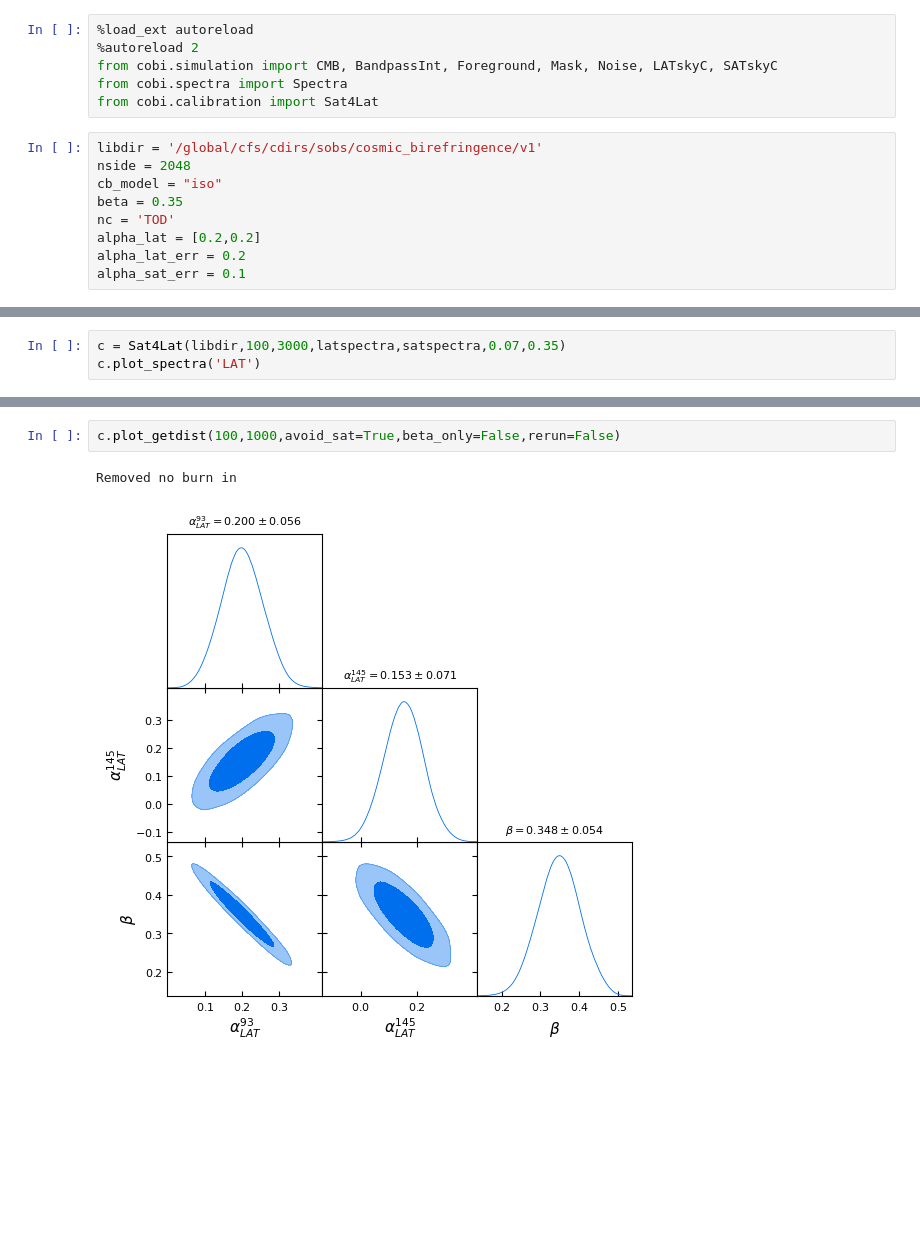
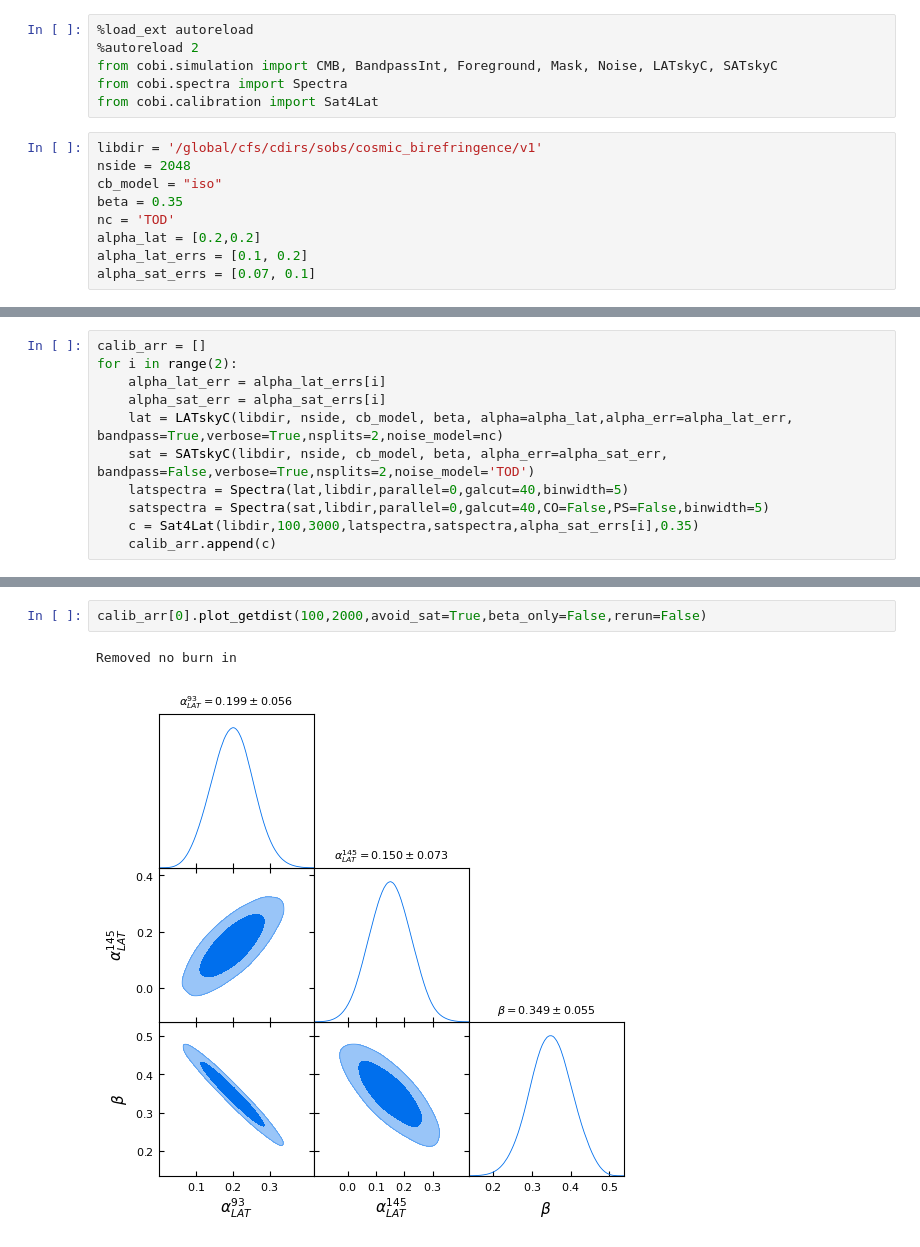
Before and after one commit to antolonappan/cobi, a Jupyter notebook: examples/simulations/calibration.ipynb, the cells around one changed output, grey strips where cells are left out. Saved outputs shown, nothing was run; the diff lists cells and outputs as text; blank space fills up the shorter version.

```diff
--- a/examples/simulations/calibration.ipynb
+++ b/examples/simulations/calibration.ipynb
@@ -27,5 +27,5 @@ cb_model = "iso"
 beta = 0.35
 nc = 'TOD'
 alpha_lat = [0.2,0.2]
-alpha_lat_err = 0.2
-alpha_sat_err = 0.1
+alpha_lat_errs = [0.1, 0.2]
+alpha_sat_errs = [0.07, 0.1]
@@ -71,3 +31,0 @@ hp.mollview(satspectra.mask,title='SAT mask',cbar=False,sub=(1,2,2))
-# %%
-c = Sat4Lat(libdir,100,3000,latspectra,satspectra,0.07,0.35)
-c.plot_spectra('LAT')
@@ -92,0 +32,11 @@ findfont: Font family ['cmex10'] not found. Falling back to DejaVu Sans.
+# %%
+calib_arr = []
+for i in range(2):
+    alpha_lat_err = alpha_lat_errs[i]
+    alpha_sat_err = alpha_sat_errs[i]
+    lat = LATskyC(libdir, nside, cb_model, beta, alpha=alpha_lat,alpha_err=alpha_lat_err, bandpass=True,verbose=True,nsplits=2,noise_model=nc)
+    sat = SATskyC(libdir, nside, cb_model, beta, alpha_err=alpha_sat_err, bandpass=False,verbose=True,nsplits=2,noise_model='TOD')
+    latspectra = Spectra(lat,libdir,parallel=0,galcut=40,binwidth=5)
+    satspectra = Spectra(sat,libdir,parallel=0,galcut=40,CO=False,PS=False,binwidth=5)
+    c = Sat4Lat(libdir,100,3000,latspectra,satspectra,alpha_sat_errs[i],0.35)
+    calib_arr.append(c)
@@ -93,5 +61,5 @@ findfont: Font family ['cmex10'] not found. Falling back to DejaVu Sans.
 # %%
-c.plot_getdist(100,1000,avoid_sat=True,beta_only=False,rerun=False)
+calib_arr[0].plot_getdist(100,2000,avoid_sat=True,beta_only=False,rerun=False)
 # %% [output]
 Removed no burn in
-[figure, old version]
+[figure, new version]
```
Also changed, not shown: parts of 12 cells of this notebook, 10 other files.
